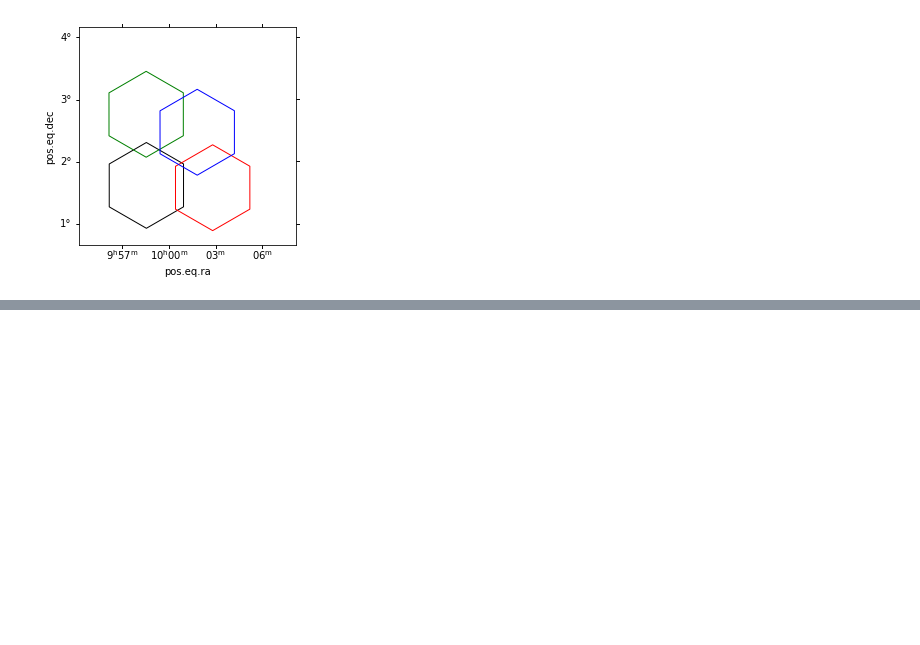
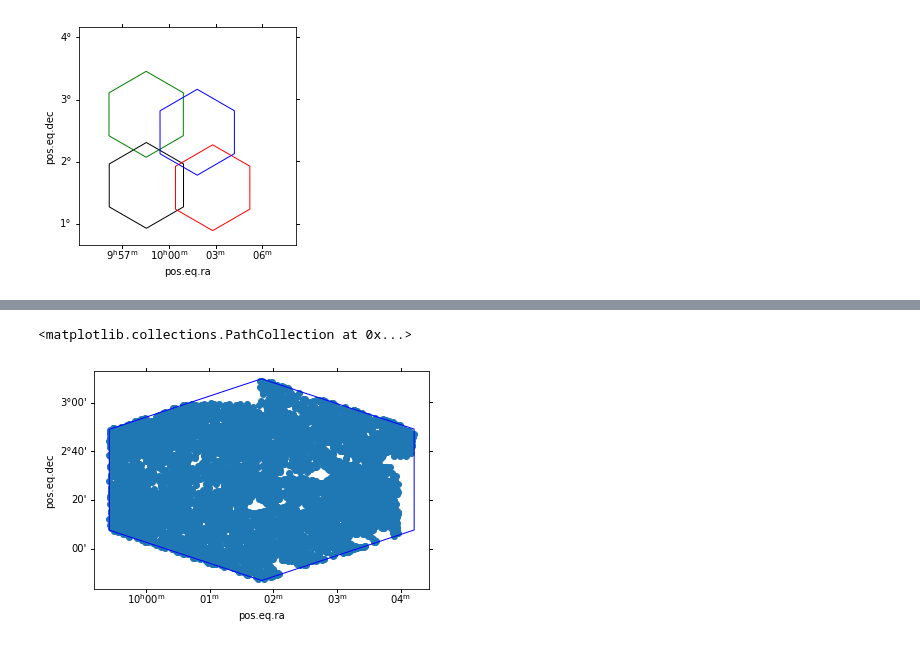
Before and after one commit to bhorowitz/pfs-target, a Jupyter notebook: cosmos-nb.ipynb, the cells around one changed output, grey strips where cells are left out. Saved outputs shown, nothing was run; the diff lists cells and outputs as text; code cells hidden in the pictures; blank space fills up the shorter version.

```diff
--- a/cosmos-nb.ipynb
+++ b/cosmos-nb.ipynb
@@ -219,0 +229,17 @@ Cosmos 3
+# %%
+for ii in range(n_pointings-1):
+    if ii == 0:
+        comb_region = all_regions[0]
+    comb_region = comb_region | all_regions[ii+1]
+
+pix_reg_allcosmos = comb_region.to_pixel(wcstmp)
+
+colorlist=['black','green','red','blue']
+
+ax=plt.subplot(projection=wcstmp)
+ax.set_xlim(0,2100)
+ax.set_ylim(0,2100)
+for reg_tmp,colortmp in zip(all_regions,colorlist):
+    pix_reg_tmp = reg_tmp.to_pixel(wcstmp)
+    ax.add_artist(pix_reg_tmp.as_artist(color=colortmp))
+ax.set_aspect('equal')
@@ -219,0 +253,11 @@ Cosmos 3
+# %%
+tf_coords = SkyCoord(ra = RA[targetclass][region.contains(coords,wcstmp)]*u.deg, dec=DEC[targetclass][region.contains(coords,wcstmp)]*u.deg, frame='icrs')
+xqso, yqso = wcstmp.world_to_pixel(tf_coords)
+# %%
+ax=plt.subplot(projection=wcstmp)
+pix_reg_tmp = reg_tmp.to_pixel(wcstmp)
+ax.add_artist(pix_reg_tmp.as_artist(color=colortmp))
+ax.scatter(xqso, yqso)
+# %% [output]
+<matplotlib.collections.PathCollection at 0x...>
+[figure, added]
```
Also changed, not shown: parts of 9 cells of this notebook, 1 other file.
